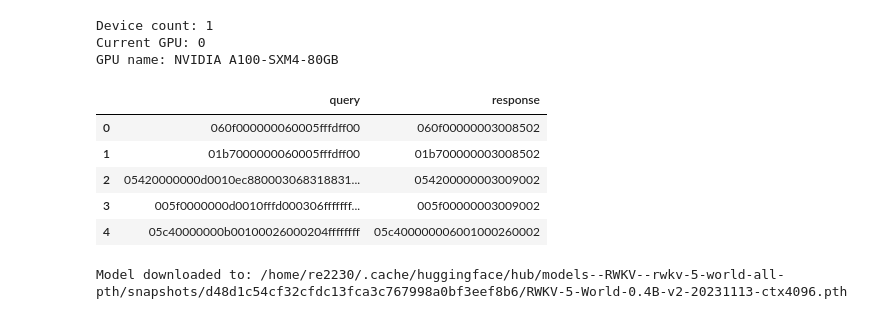
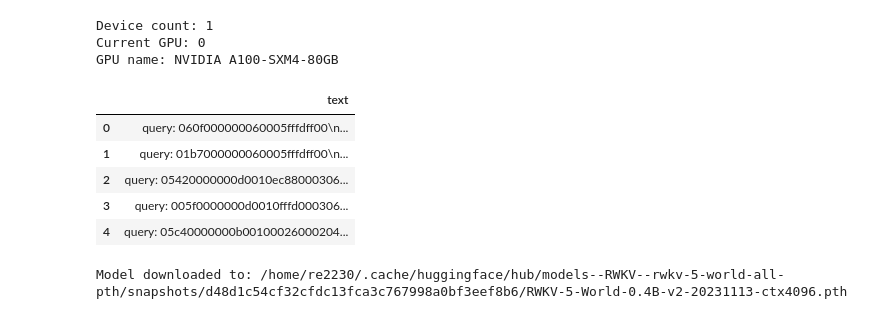
Before and after one commit to Renata1214/rwkv-modbus-finetune, a Jupyter notebook: FinetuningRwkV.ipynb, the cells around one changed output. Cells and saved outputs as stored; diff of their text form; code cells hidden in the pictures.

```diff
--- a/FinetuningRwkV.ipynb
+++ b/FinetuningRwkV.ipynb
@@ -17,20 +17,31 @@ print("GPU name:", torch.cuda.get_device_name(0))
 Device count: 1
 Current GPU: 0
 GPU name: NVIDIA A100-SXM4-80GB
+# %%
+import json
+
+input_path = "modbus_dataset.jsonl"
+output_path = "modbus_dataset_rwkv.jsonl"
+
+with open(input_path, "r") as infile, open(output_path, "w") as outfile:
+    for line in infile:
+        item = json.loads(line)
+        prompt = f"query: {item['query']}\n\nresponse: {item['response']}"
+        outfile.write(json.dumps({"text": prompt}) + "\n")
 # %%
 import pandas as pd
 import json
 
 #Observe final Dataset
-df_modbus = pd.read_json("modbus_dataset.jsonl", lines=True)
+df_modbus = pd.read_json("modbus_dataset_rwkv.jsonl", lines=True)
 df_modbus.head()
 # %% [output]
-|  | query | response |
-| 0 | 060f000000060005fffdff00 | 060f00000003008502 |
-| 1 | 01b7000000060005fffdff00 | 01b700000003008502 |
-| 2 | 05420000000d0010ec880003068318831... | 054200000003009002 |
-| 3 | 005f0000000d0010fffd000306fffffff... | 005f00000003009002 |
-| 4 | 05c40000000b00100026000204ffffffff | 05c400000006001000260002 |
+|  | text |
+| 0 | query: 060f000000060005fffdff00\n... |
+| 1 | query: 01b7000000060005fffdff00\n... |
+| 2 | query: 05420000000d0010ec88000306... |
+| 3 | query: 005f0000000d0010fffd000306... |
+| 4 | query: 05c40000000b00100026000204... |
 # %%
 from huggingface_hub import hf_hub_download
 
```
Also changed, not shown: parts of 15 cells of this notebook, 9 other files.
